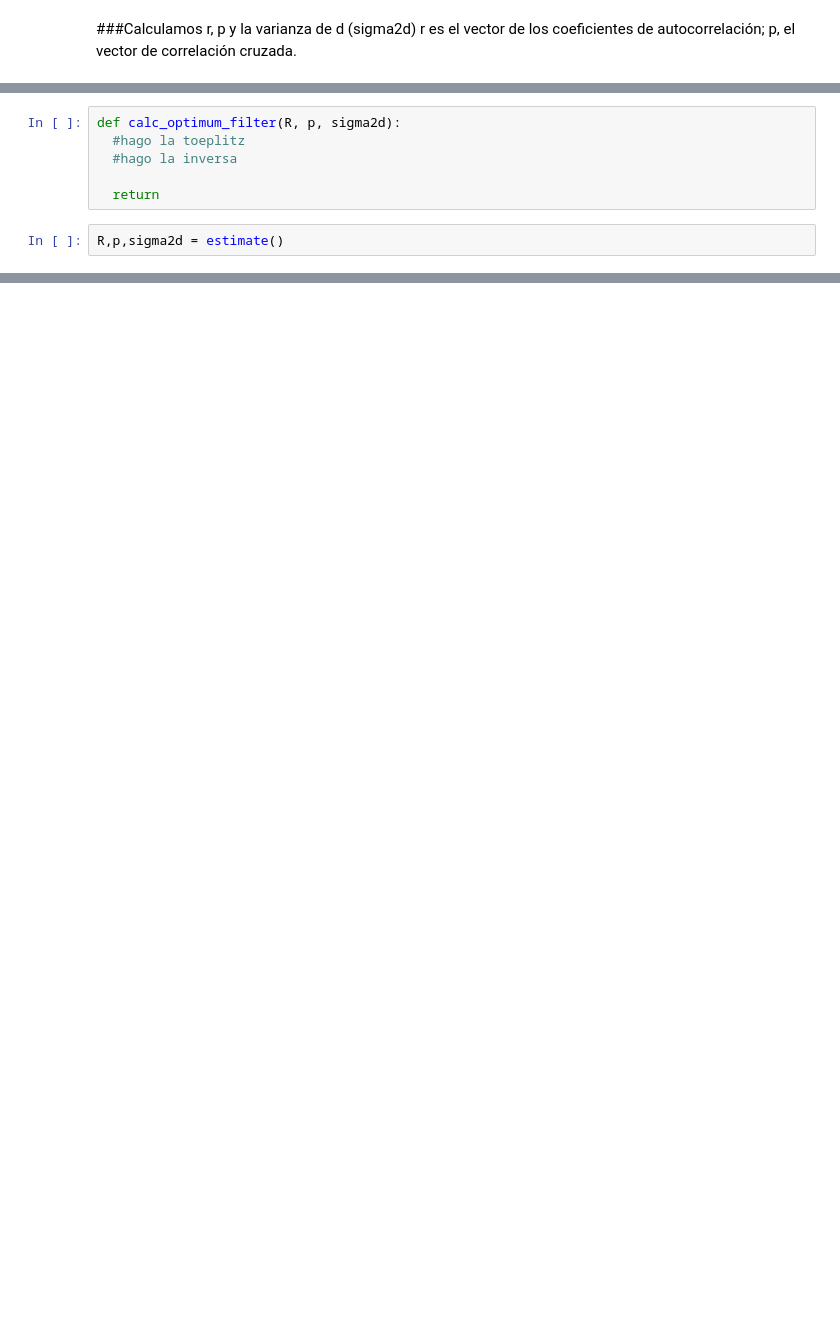
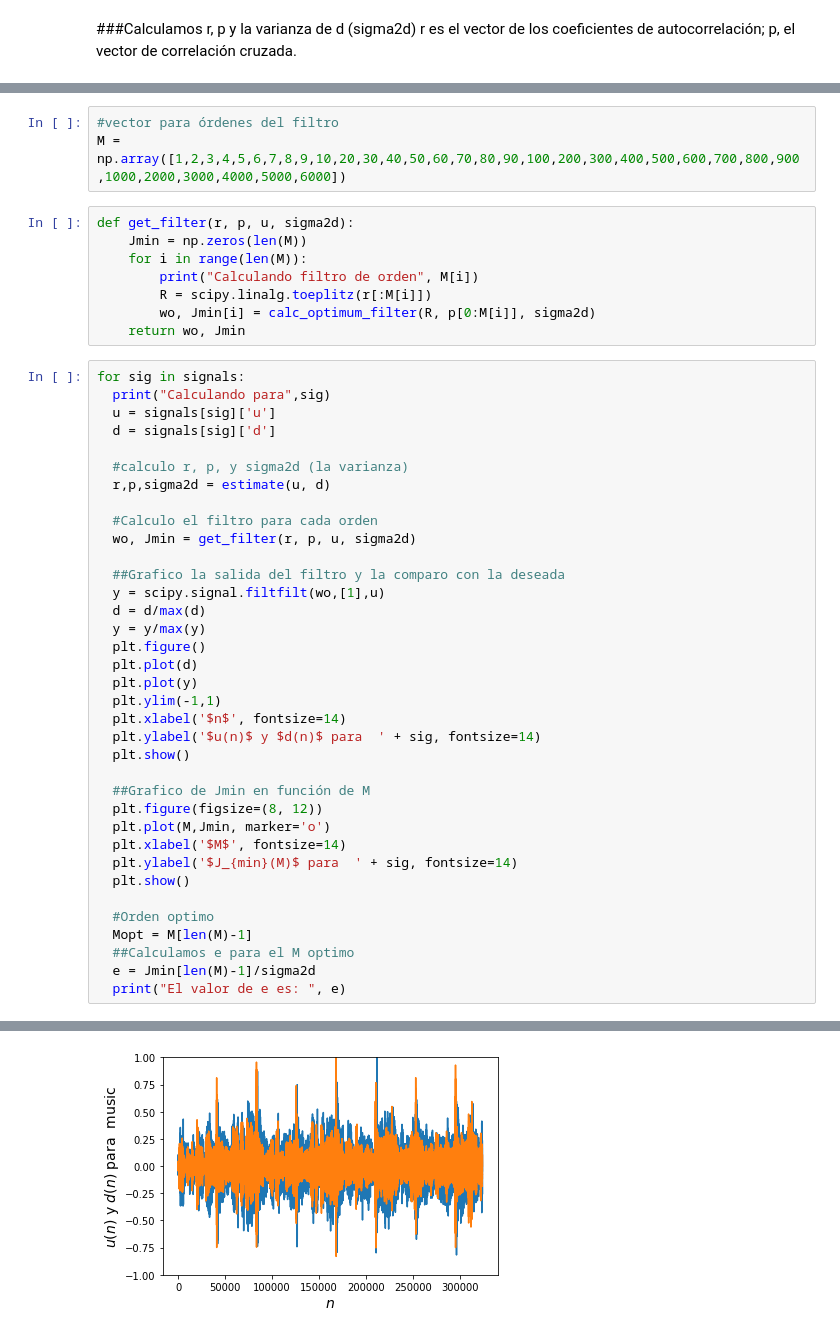
Before and after one commit to LuFernandez/PASA, a Jupyter notebook: TP2/informe.ipynb, the cells around one changed output, grey strips where cells are left out. Saved outputs shown, nothing was run; the diff lists cells and outputs as text; blank space fills up the shorter version.

```diff
--- a/TP2/informe.ipynb
+++ b/TP2/informe.ipynb
@@ -103,8 +105,0 @@ def estimate(u, d):
-# %%
-def calc_optimum_filter(R, p, sigma2d):
-  #hago la toeplitz
-  #hago la inversa
-
-  return
-# %%
-R,p,sigma2d = estimate()
@@ -110,0 +119,48 @@ R,p,sigma2d = estimate()
+# %%
+#vector para órdenes del filtro
+M = np.array([1,2,3,4,5,6,7,8,9,10,20,30,40,50,60,70,80,90,100,200,300,400,500,600,700,800,900,1000,2000,3000,4000,5000,6000])
+# %%
+def get_filter(r, p, u, sigma2d):
+    Jmin = np.zeros(len(M))
+    for i in range(len(M)):
+        print("Calculando filtro de orden", M[i])
+        R = scipy.linalg.toeplitz(r[:M[i]])
+        wo, Jmin[i] = calc_optimum_filter(R, p[0:M[i]], sigma2d)
+    return wo, Jmin
+# %%
+for sig in signals:
+  print("Calculando para",sig)
+  u = signals[sig]['u']
+  d = signals[sig]['d']
+
+  #calculo r, p, y sigma2d (la varianza)
+  r,p,sigma2d = estimate(u, d)
+
+  #Calculo el filtro para cada orden
+  wo, Jmin = get_filter(r, p, u, sigma2d)
+
+  ##Grafico la salida del filtro y la comparo con la deseada
+  y = scipy.signal.filtfilt(wo,[1],u)
+  d = d/max(d)
+  y = y/max(y)
+  plt.figure()
+  plt.plot(d)
+  plt.plot(y)
+  plt.ylim(-1,1)
+  plt.xlabel('$n$', fontsize=14)
+  plt.ylabel('$u(n)$ y $d(n)$ para  ' + sig, fontsize=14)
+  plt.show()
+
+  ##Grafico de Jmin en función de M
+  plt.figure(figsize=(8, 12))
+  plt.plot(M,Jmin, marker='o')
+  plt.xlabel('$M$', fontsize=14)
+  plt.ylabel('$J_{min}(M)$ para  ' + sig, fontsize=14)
+  plt.show()
+
+  #Orden optimo
+  Mopt = M[len(M)-1]
+  ##Calculamos e para el M optimo
+  e = Jmin[len(M)-1]/sigma2d
+  print("El valor de e es: ", e)
+# %% [output]
@@ -110,0 +184 @@ R,p,sigma2d = estimate()
+[figure, added]
```
Also changed, not shown: parts of 7 cells of this notebook.
